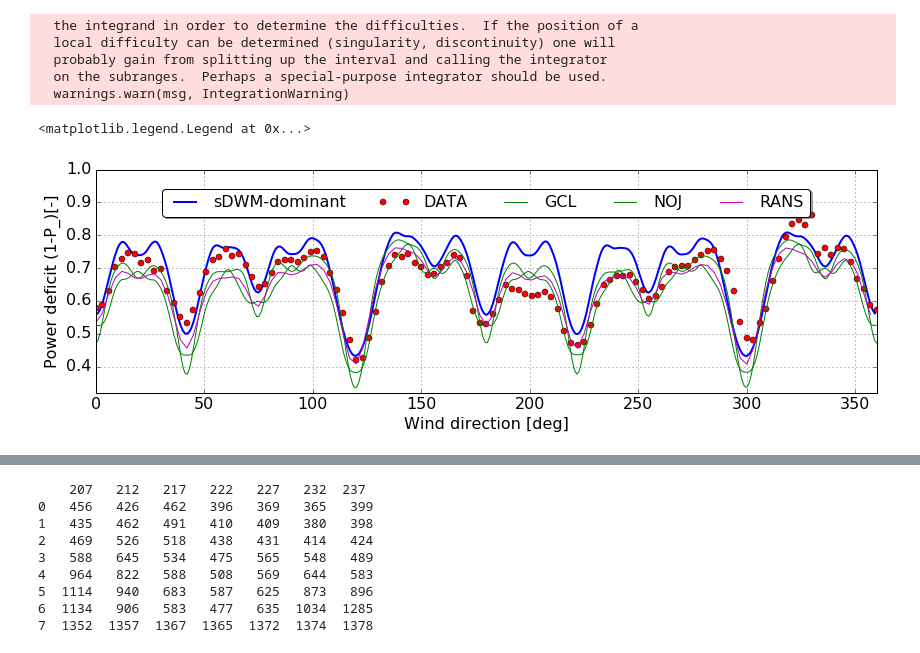
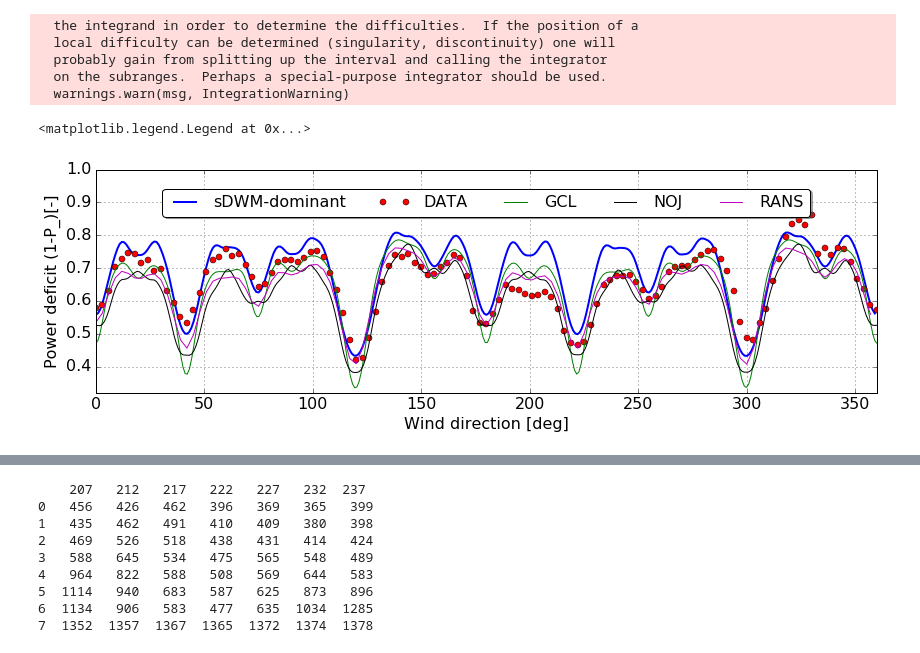
Before and after one commit to FUSED-Wind/FUSED-Wake, a Jupyter notebook: fusedwake/sdwm/notebooks/FarmEfficiency.ipynb, the cells around one changed output, grey strips where cells are left out. Drawn from its saved outputs; the diff is of its cells as text; code cells hidden in the pictures.

```diff
--- a/fusedwake/sdwm/notebooks/FarmEfficiency.ipynb
+++ b/fusedwake/sdwm/notebooks/FarmEfficiency.ipynb
@@ -54,20 +54,20 @@ rans=np.load('../data/LillgrundEfficiency/Multifidelity-pire/df_rans_avg.npy')
 # %%
 plt.figure(figsize=(14, 4))
 sdwm,=plt.plot(dwm_dominant_avg['wd'],dwm_dominant_avg['eff']*mech_to_elec,'b-',linewidth=2,label='sDWM-dominant')
 plt.hold('True')
 scada,=plt.plot(df_data['wd'],df_data['eff'],'ro',label='DATA',linewidth=2)
 gclp,=plt.plot(gcl[:,1], gcl[:,0],'g-',label='GCL',linewidth=1)
-nojp,=plt.plot(noj[:,1], noj[:,0],'g-',label='NOJ',linewidth=1)
+nojp,=plt.plot(noj[:,1], noj[:,0],'k-',label='NOJ',linewidth=1)
 ransp,=plt.plot(rans[:,1], rans[:,0],'m-',label='RANS',linewidth=1)
 plt.ylim((0.32,1,))
 # plt.ylim((0.,1.))
 plt.xlim((0,360))
 plt.grid('on')
 plt.xlabel('Wind direction [deg]',fontsize=16)
 plt.ylabel('Power deficit (1-P_)[-]',fontsize=16)
 plt.tick_params(axis='both',labelsize=16)
 plt.legend(handles=[sdwm, scada, gclp, nojp, ransp],loc='upper center', bbox_to_anchor=(0.5, 0.95),
           fancybox=True, shadow=True, ncol=5,fontsize=16)
 # %% [output]
 <matplotlib.legend.Legend at 0x...>
-[figure, old version]
+[figure, new version]
```
Also changed, not shown: parts of 3 cells of this notebook, 1 other file.
